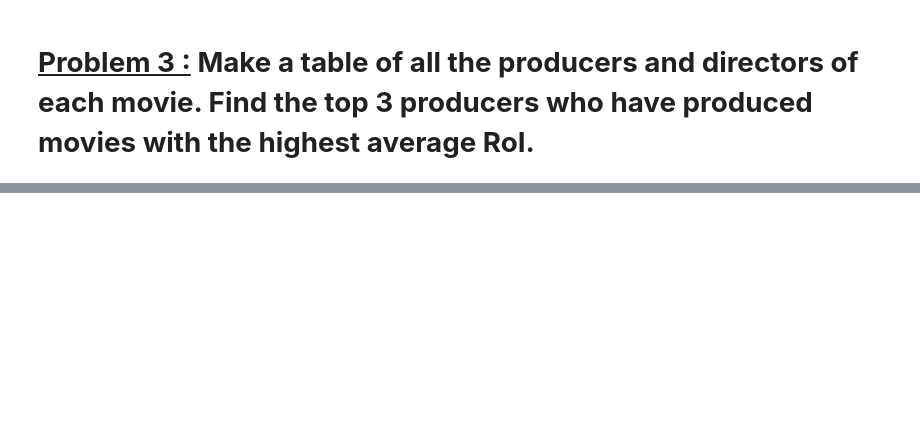
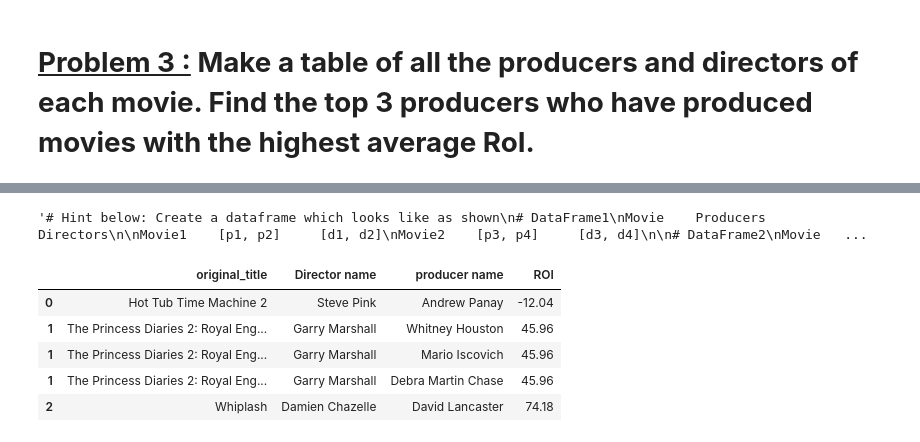
Before and after one commit to dil150898/daily-asignments, a Jupyter notebook: Assignment_Data_Wrangling.ipynb, the cells around one changed output, grey strips where cells are left out. Saved outputs shown, nothing was run; the diff lists cells and outputs as text; code cells hidden in the pictures; blank space fills up the shorter version.

```diff
--- a/Assignment_Data_Wrangling.ipynb
+++ b/Assignment_Data_Wrangling.ipynb
@@ -521,0 +631,36 @@ imdb_df.columns
+# %%
+"""# Hint below: Create a dataframe which looks like as shown
+# DataFrame1
+Movie    Producers     Directors
+
+Movie1    [p1, p2]     [d1, d2]
+Movie2    [p3, p4]     [d3, d4]
+
+# DataFrame2
+Movie    Producers      ROI
+Movie1     p1            12
+Movie1     p2            13
+Movie2     p3            14
+movie2     p4            15
+
+# DataFrame3
+Producer   Movies         Average_ROI
+p1.    [m1, m2, m3]    avg_roi(m1, m2, m3)
+p2     [m2, m4, m5]    avg_roi(m2, m4, m5)"""
+# %% [output]
+'# Hint below: Create a dataframe which looks like as shown\n# DataFrame1\nMovie    Producers     Directors\n\nMovie1    [p1, p2]     [d1, d2]\nMovie2    [p3, p4]     [d3, d4]\n\n# DataFrame2\nMovie   ...
+# %%
+producer_movie_roi = pd.DataFrame()
+producer_movie_roi = roi_df.explode('producer name')
+# %%
+producer_counts = producer_movie_roi.groupby('original_title')['producer name'].transform('count')
+producer_movie_roi['ROI'] = round(producer_movie_roi['ROI'] / producer_counts , 2)
+# %%
+producer_movie_roi.head()
+# %% [output]
+|  | original_title | Director name | producer name | ROI |
+| 0 | Hot Tub Time Machine 2 | Steve Pink | Andrew Panay | -12.04 |
+| 1 | The Princess Diaries 2: Royal Eng... | Garry Marshall | Whitney Houston | 45.96 |
+| 1 | The Princess Diaries 2: Royal Eng... | Garry Marshall | Mario Iscovich | 45.96 |
+| 1 | The Princess Diaries 2: Royal Eng... | Garry Marshall | Debra Martin Chase | 45.96 |
+| 2 | Whiplash | Damien Chazelle | David Lancaster | 74.18 |
```
Also changed, not shown: parts of 26 cells of this notebook.
